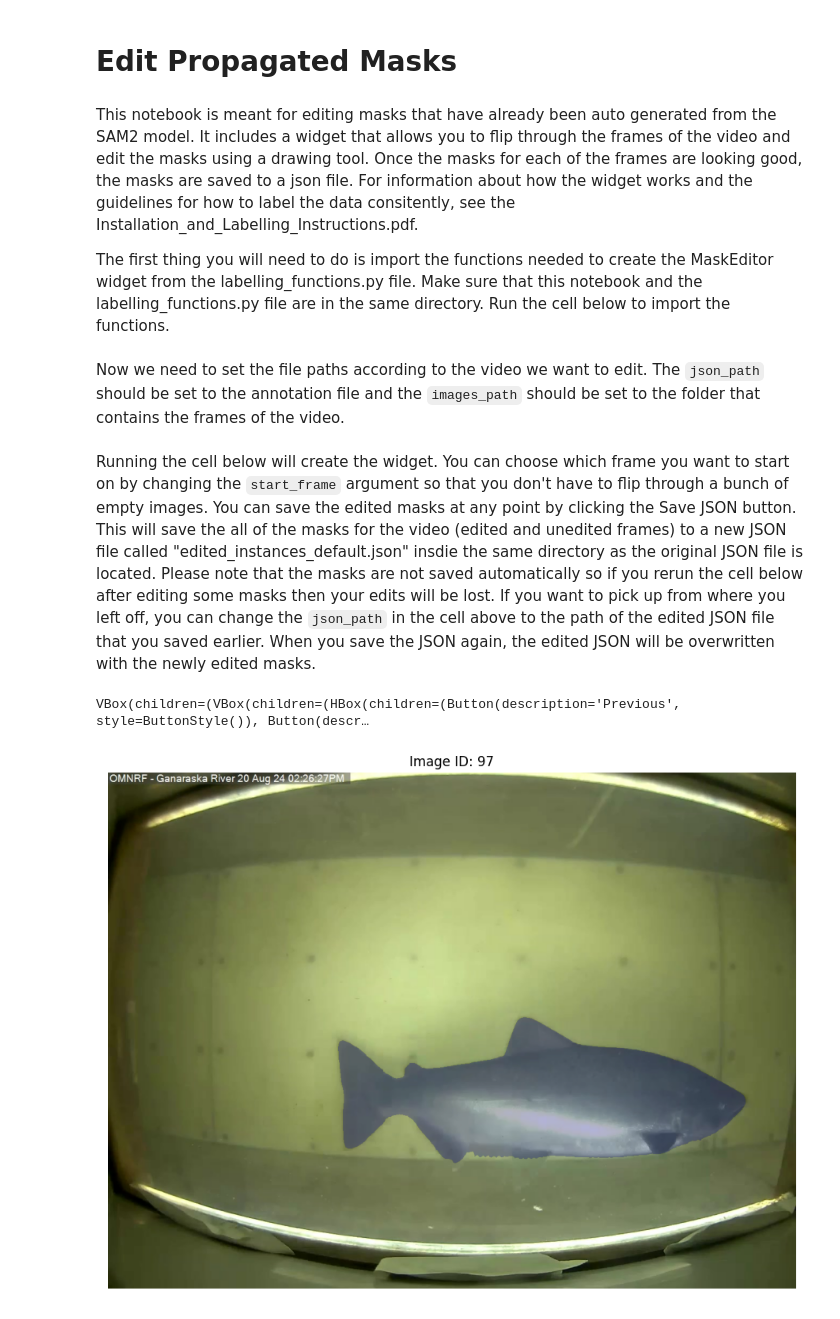
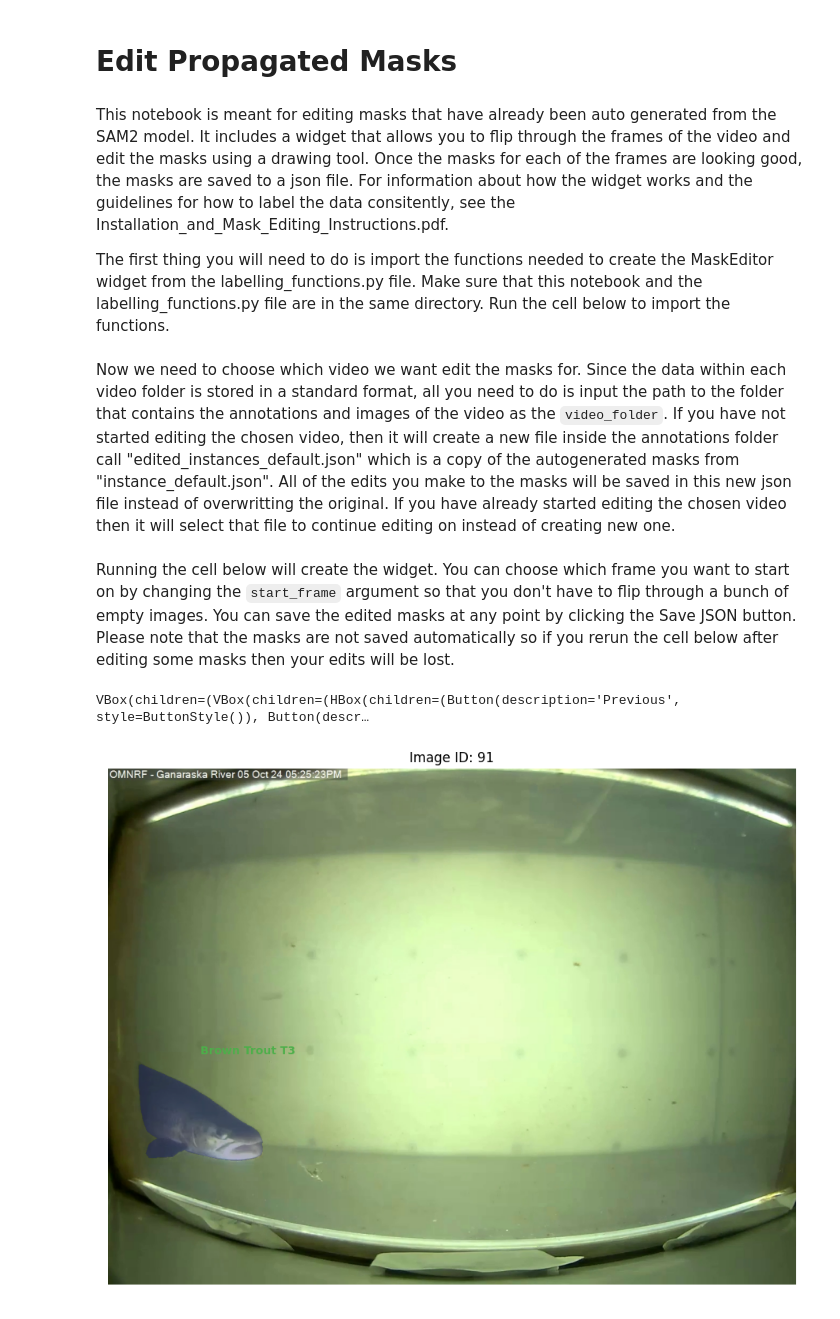
Before and after one commit to simonecollier/LO_Fishway_Labelling, a Jupyter notebook: LO_edit_masks.ipynb, the cells around one changed output. Drawn from its saved outputs; the diff is of its cells as text; code cells hidden in the pictures.

Commit message:
edit the mask editing notebook

```diff
--- a/LO_edit_masks.ipynb
+++ b/LO_edit_masks.ipynb
@@ -1,7 +1,7 @@
 # %% [markdown]
 # Edit Propagated Masks
 # %% [markdown]
-This notebook is meant for editing masks that have already been auto generated from the SAM2 model. It includes a widget that allows you to flip through the frames of the video and edit the masks using a drawing tool. Once the masks for each of the frames are looking good, the masks are saved to a json file. For information about how the widget works and the guidelines for how to label the data consitently, see the Installation_and_Labelling_Instructions.pdf.
+This notebook is meant for editing masks that have already been auto generated from the SAM2 model. It includes a widget that allows you to flip through the frames of the video and edit the masks using a drawing tool. Once the masks for each of the frames are looking good, the masks are saved to a json file. For information about how the widget works and the guidelines for how to label the data consitently, see the Installation_and_Mask_Editing_Instructions.pdf.
 
 The first thing you will need to do is import the functions needed to create the MaskEditor widget from the labelling_functions.py file. Make sure that this notebook and the labelling_functions.py file are in the same directory. Run the cell below to import the functions.
 # %%
@@ -9,13 +10,24 @@ from labelling_functions import MaskEditor
 # %% [markdown]
-Now we need to set the file paths according to the video we want to edit. The `json_path` should be set to the annotation file and the `images_path` should be set to the folder that contains the frames of the video.
+Now we need to choose which video we want edit the masks for. Since the data within each video folder is stored in a standard format, all you need to do is input the path to the folder that contains the annotations and images of the video as the `video_folder`. If you have not started editing the chosen video, then it will create a new file inside the annotations folder call "edited_instances_default.json" which is a copy of the autogenerated masks from "instance_default.json". All of the edits you make to the masks will be saved in this new json file instead of overwritting the original. If you have already started editing the chosen video then it will select that file to continue editing on instead of creating new one.
 # %%
-json_path = "/Users/simone/Documents/UofT MSc/LO_Fishway_Labelling/Fishway_Data/Ganaraska__08162024-08202024__24  08  16  13  29__190/annotations/instances_default.json" #change this to the path of the json file
-images_path = "/Users/simone/Documents/UofT MSc/LO_Fishway_Labelling/Fishway_Data/Ganaraska__08162024-08202024__24  08  16  13  29__190/images" #change this to the path of the images folder
+# Select which video to edit the masks for by inputting the video folder
+images_dir, edited_annotations_path = select_video_to_edit(video_folder = "/home/simone/shared-data/labeled/simone/Ganaraska__Ganaraska 2024__10012024-10072024__24  10  01  11  32__2019")
 # %% [markdown]
-Running the cell below will create the widget. You can choose which frame you want to start on by changing the `start_frame` argument so that you don't have to flip through a bunch of empty images. You can save the edited masks at any point by clicking the Save JSON button. This will save the all of the masks for the video (edited and unedited frames) to a new JSON file called "edited_instances_default.json" insdie the same directory as the original JSON file is located. Please note that the masks are not saved automatically so if you rerun the cell below after editing some masks then your edits will be lost. If you want to pick up from where you left off, you can change the `json_path` in the cell above to the path of the edited JSON file that you saved earlier. When you save the JSON again, the edited JSON will be overwritten with the newly edited masks.
+Running the cell below will create the widget. You can choose which frame you want to start on by changing the `start_frame` argument so that you don't have to flip through a bunch of empty images. You can save the edited masks at any point by clicking the Save JSON button. Please note that the masks are not saved automatically so if you rerun the cell below after editing some masks then your edits will be lost.
 # %%
 %matplotlib widget
-widget = MaskEditor(coco_json_path=json_path, frames_dir=images_path, start_frame=96)
+
+# Clean up any existing widget to save memory
+if 'widget' in locals():
+    plt.close(widget.fig)
+    del widget
+
+plt.close('all')
+
+widget = MaskEditor(coco_json_path=edited_annotations_path,
+                    frames_dir=images_dir,
+                    start_frame=90,
+                    mask_transparancy=0.3)
 # %% [output]
 VBox(children=(VBox(children=(HBox(children=(Button(description='Previous', style=ButtonStyle()), Button(descr…
-[figure, old version]
+[figure, new version]
```
Also changed, not shown: parts of 1 cell of this notebook.
